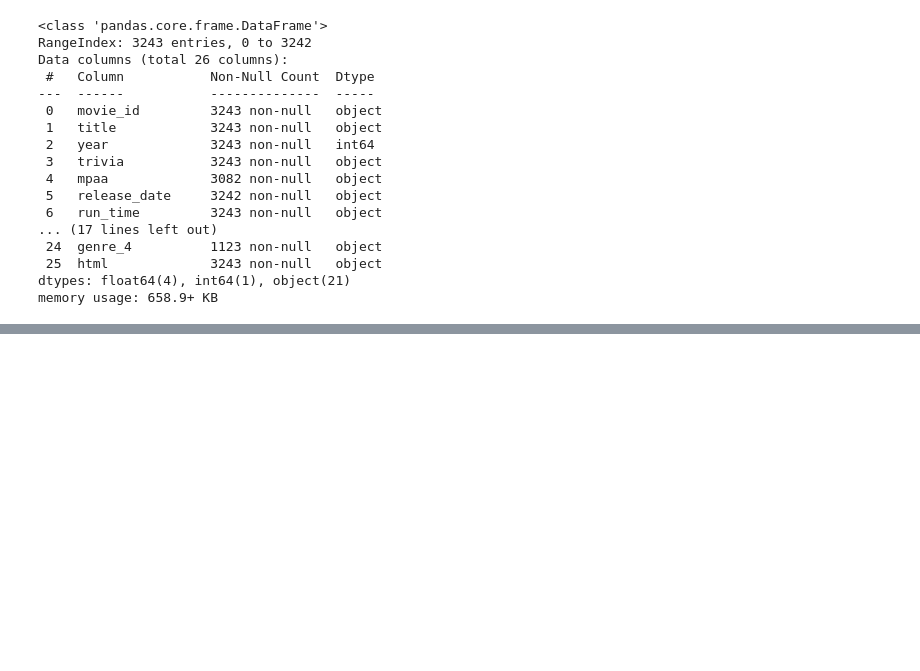
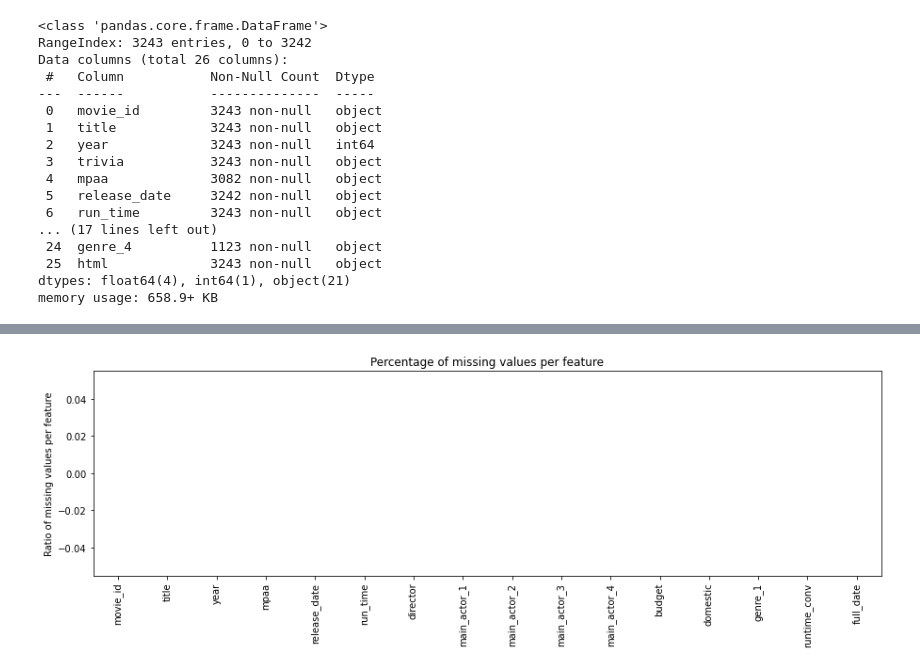
Before and after one commit to JaimeStarling/Project_Group_Five, a Jupyter notebook: Nasreen's Work/Data Exploration_Nasreen.ipynb, the cells around one changed output, grey strips where cells are left out. Saved outputs shown, nothing was run; the diff lists cells and outputs as text; code cells hidden in the pictures; blank space fills up the shorter version.

```diff
--- a/Nasreen's Work/Data Exploration_Nasreen.ipynb
+++ b/Nasreen's Work/Data Exploration_Nasreen.ipynb
@@ -148,0 +189,7 @@ Name: mpaa, Length: 3243, dtype: bool
+# %%
+mojo_upd_df.isna().mean().sort_values().plot(
+    kind="bar", figsize=(15, 4),
+    title="Percentage of missing values per feature",
+    ylabel="Ratio of missing values per feature");
+# %% [output]
+[figure, added]
```
Also changed, not shown: parts of 41 cells of this notebook.
